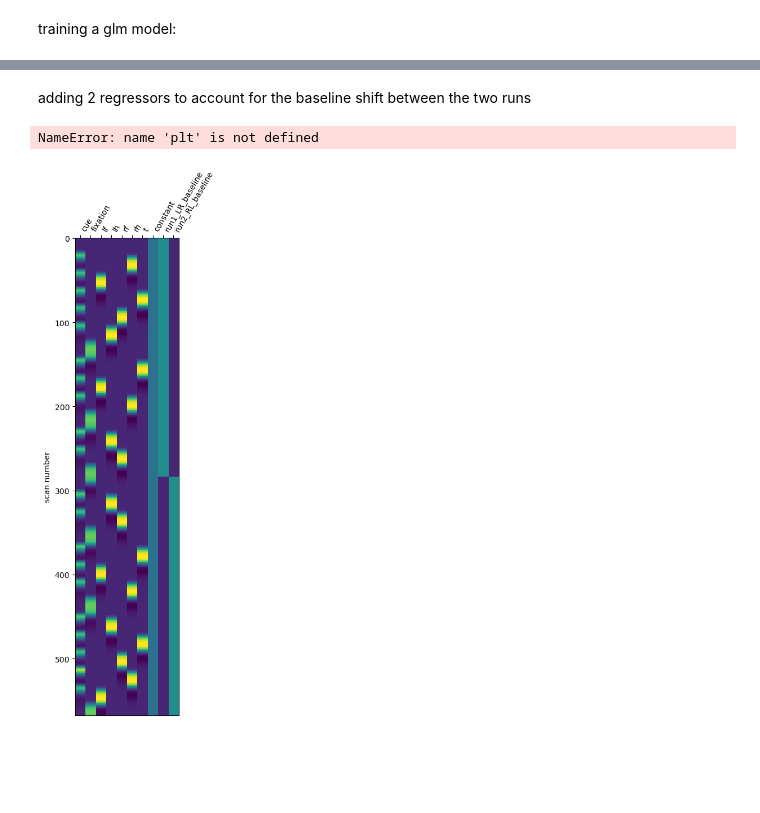
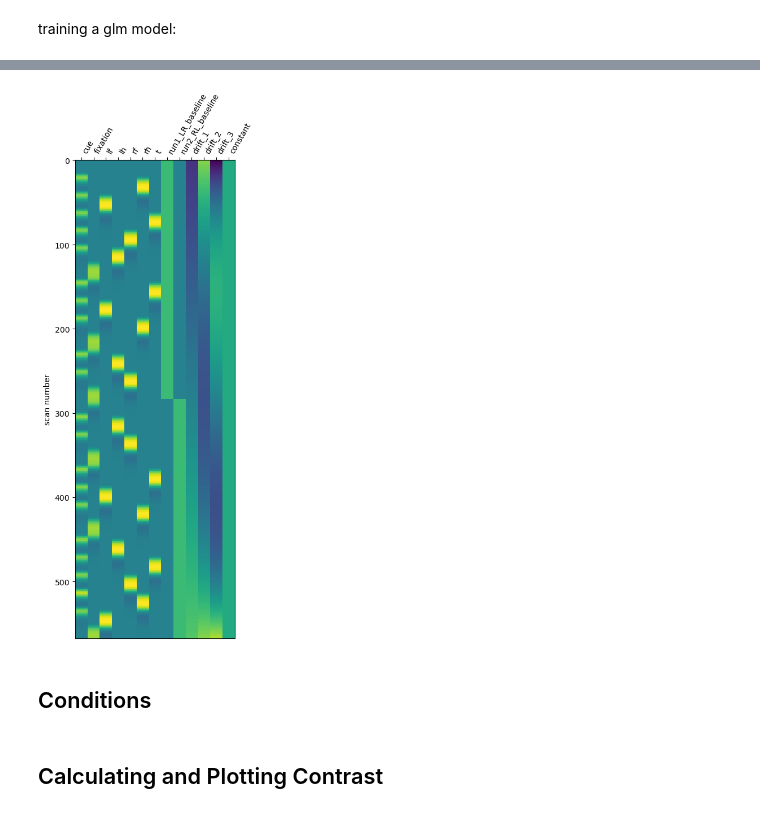
Before and after one commit to Rose-Kapps/NSSPMini_Project1, a Jupyter notebook: mini_project_1.ipynb, the cells around one changed output, grey strips where cells are left out. Saved outputs shown, nothing was run; the diff lists cells and outputs as text; code cells hidden in the pictures; blank space fills up the shorter version.

Commit message:
GLM + contrast vectors and maps

```diff
--- a/mini_project_1.ipynb
+++ b/mini_project_1.ipynb
@@ -594,9 +587,10 @@ For some reason the NaN Condition causes problems as it is read by the GLM fit a
 # %%
-# Drop NaNs in condition/trial_type
-events_clean = events.dropna(subset=['condition']).copy()
-
 # Rename column for Nilearn
 events_clean.rename(columns={'condition': 'trial_type'}, inplace=True)
+
+# Ignore lines with NaN
+baseline_rows = [0, 24]
+events.loc[baseline_rows, 'trial_type'] = np.nan
 # %% [markdown]
 training a glm model:
 # %%
@@ -610,9 +604,6 @@ fmri_glm = FirstLevelModel(t_r=0.72,
                            noise_model='ar1',
                            standardize=False,
                            hrf_model='spm',
-                           drift_model=None,
-                           high_pass=.01,
+                           drift_model='polynomial',# adding drift model directly
+                           drift_order=3,
                           )
-
-# Fit the model to our design and data
-fmri_glm = fmri_glm.fit(fmri_img, events_clean)
@@ -626,5 +610,3 @@ NameError: name 'show' is not defined
-# %% [markdown]
-adding 2 regressors to account for the baseline shift between the two runs
 # %%
 # determining the number of scanns per run (the same for both runs)
 n_scan_run = nib.load(op.join(func_dir, 'sub-101410_task-motorRL_bold.nii')).shape[3]
@@ -634,14 +616,20 @@ run1_reg[:n_scan_run] = 1
 run2_reg[n_scan_run:] = 1
 
 reg_names = ['run1_LR_baseline', 'run2_RL_baseline']
-reg = [run1_reg, run2_reg]
+extra_regs = [run1_reg, run2_reg]
 
-design_mat = fmri_glm.design_matrices_[0]
-for (col, name) in zip(reg, reg_names):
-    design_mat[name] = col
+
+import pandas as pd
+confounds = pd.DataFrame(np.column_stack([run1_reg, run2_reg]),
+                         columns=['run1_LR_baseline', 'run2_RL_baseline'])
+
+# Fit the model to our design and data after adding 2 further regressors
+fmri_glm = fmri_glm.fit(fmri_img, events=events_clean, confounds=confounds)
 # %%
-plot_design_matrix(design_mat)
+from nilearn.plotting import plot_design_matrix
+plot_design_matrix(fmri_glm.design_matrices_[0])
 plt.show()
 # %% [output]
-NameError: name 'plt' is not defined
-[figure, old version]
+[figure, new version]
+# %% [markdown]
+## Conditions
@@ -647,0 +654,2 @@ NameError: name 'plt' is not defined
+# %% [markdown]
+## Calculating and Plotting Contrast
```
Also changed, not shown: parts of 7 cells of this notebook.
